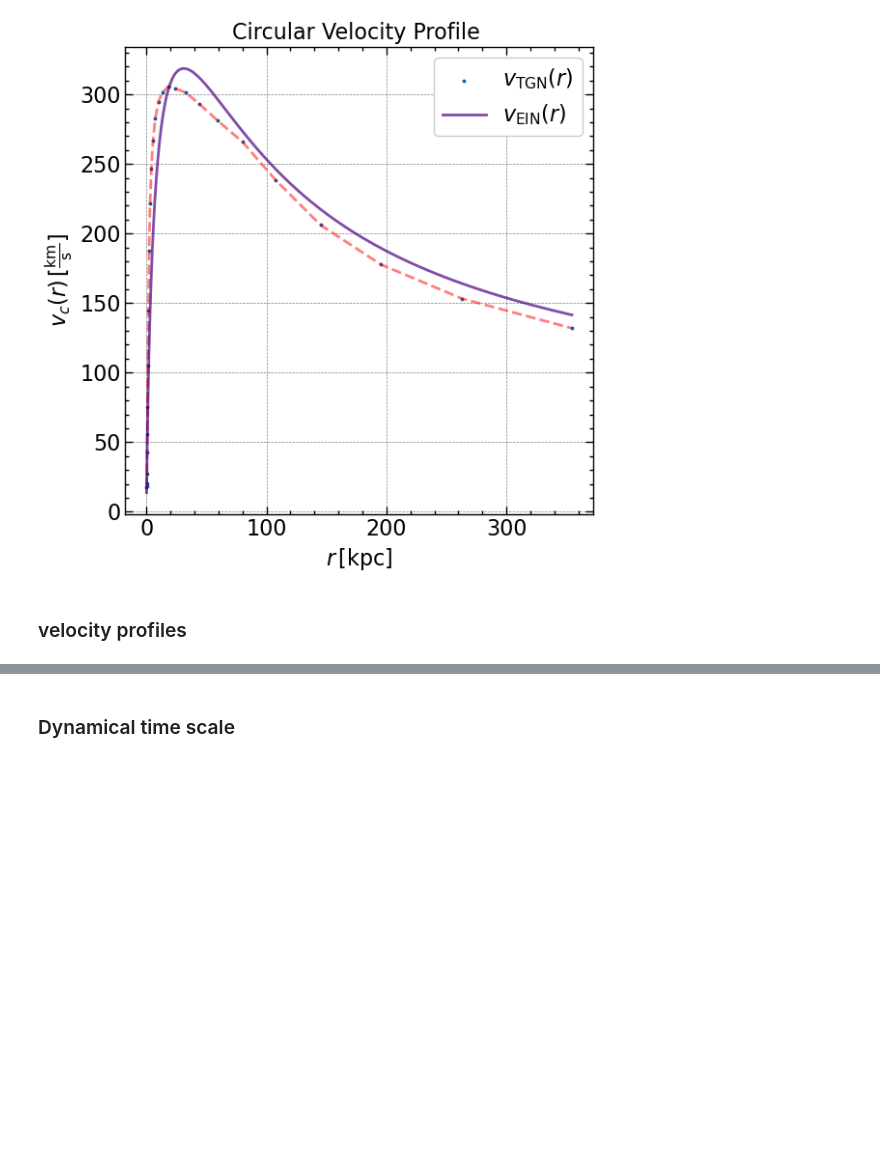
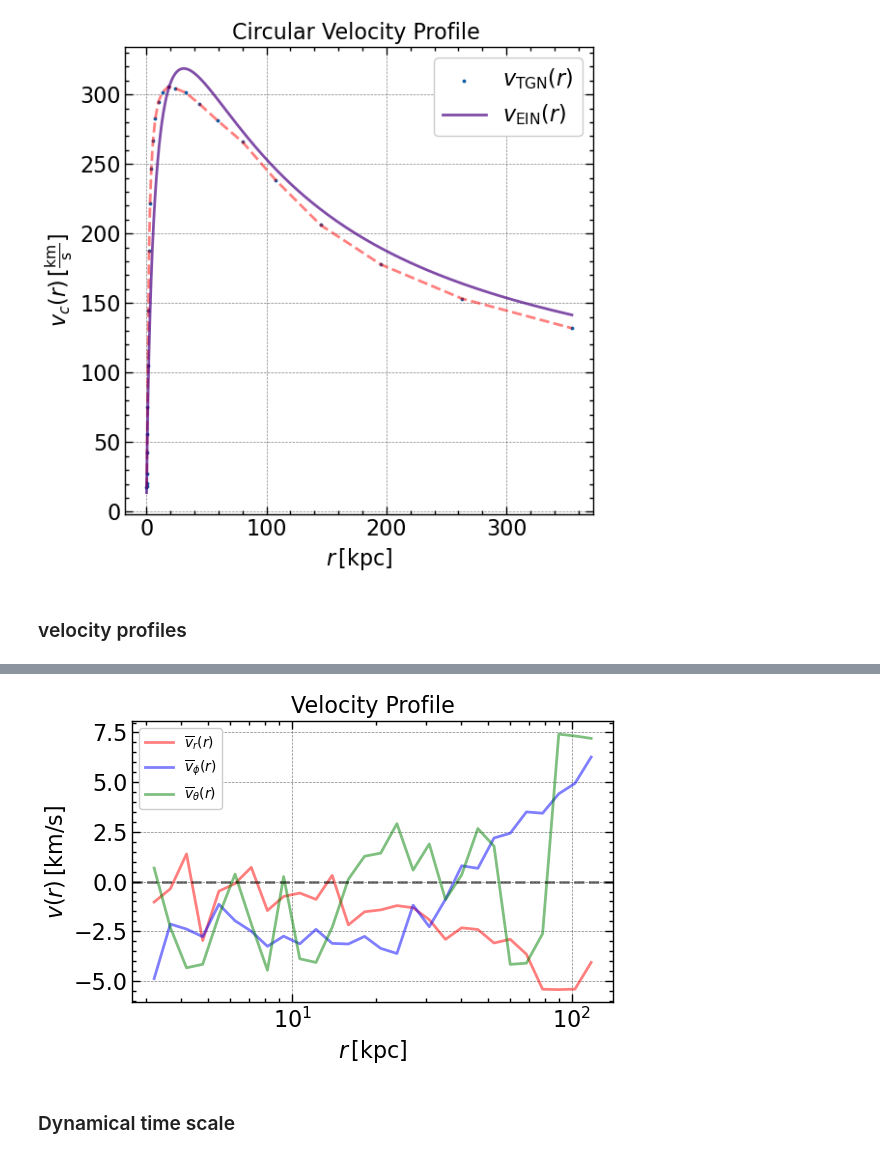
Before and after one commit to Jitskeverheecke/TANA_Project, a Jupyter notebook: project.ipynb, the cells around one changed output, grey strips where cells are left out. Saved outputs shown, nothing was run; the diff lists cells and outputs as text; code cells hidden in the pictures; blank space fills up the shorter version.

```diff
--- a/project.ipynb
+++ b/project.ipynb
@@ -795,3 +777,21 @@ plt.show()
+# %%
+plt.close('all')
+fig = plt.figure(figsize=(6, 4))
+plt.plot(vr_j,v_mean_r, color='red', alpha=0.5)
+plt.plot(vr_j,v_mean_phi, color='blue', alpha=0.5)
+plt.plot(vr_j,v_mean_theta, color='green', alpha=0.5)
+plt.xlabel(r'$r\, [\text{kpc}]$')
+plt.ylabel(r'$v(r)\, [\text{km/s}]$')
+plt.title('Velocity Profile')
+plt.axhline(0, color='k', linestyle='--', alpha=0.5)
+plt.legend([r'$\overline{v}_r(r)$', r'$\overline{v}_\phi(r)$', r'$\overline{v}_\theta(r)$'], fontsize=10)
+plt.xscale('log')
+#plt.ylim(-5, 1)
+plt.tight_layout()
+#plt.savefig('Figures/Velocity_Anisotropy_Profile.pdf', bbox_inches='tight')
+plt.show()
+# %% [output]
+[figure, added]
 # %% [markdown]
 ### Dynamical time scale
 # %%
```
Also changed, not shown: parts of 17 cells of this notebook, 14 other files.
